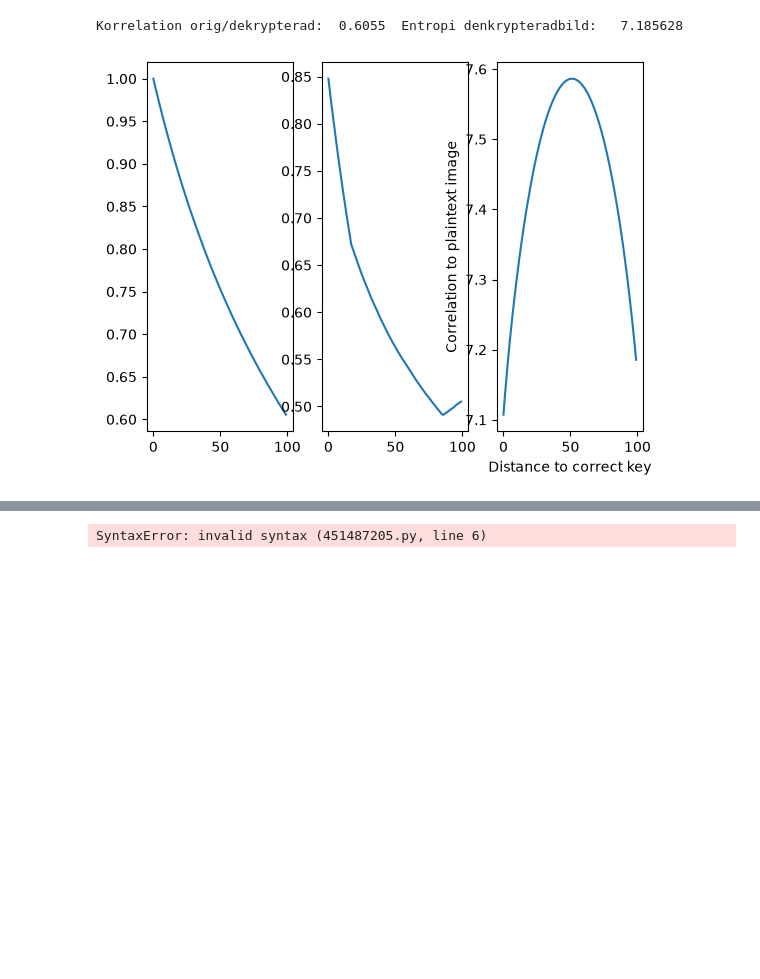
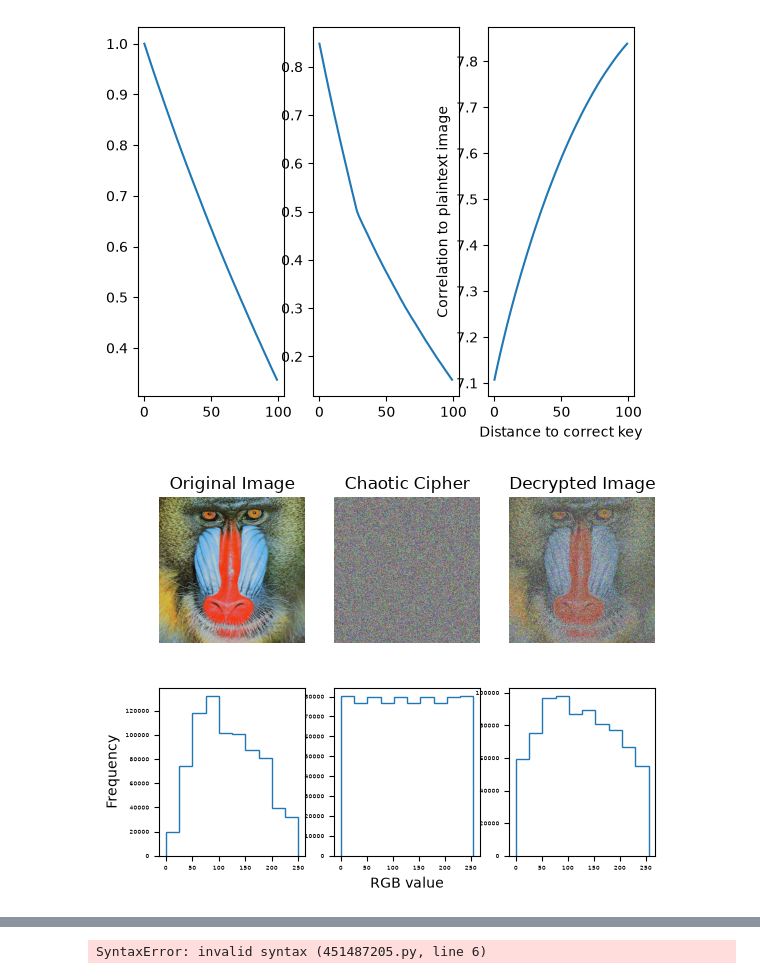
Before and after one commit to pizzamedsas/Kaos, a Jupyter notebook: Near-miss_notebook/cipher_analysis.ipynb, the cells around one changed output, grey strips where cells are left out. Cells and saved outputs as stored; diff of their text form; code cells hidden in the pictures; blank space fills up the shorter version.

Commit message:
lorenzDiffuse()

```diff
--- a/Near-miss_notebook/cipher_analysis.ipynb
+++ b/Near-miss_notebook/cipher_analysis.ipynb
@@ -41,9 +41,10 @@ for i in range(iterations):
 #     tmpnyckel[i, :] ^= 120 % 256  # Mindre nogrann större förändring
 
 # --- Dekryptering med rätt nycklar------------------------------------------------------------
-desubstituerad = np.bitwise_xor(krypterad.reshape(-1, 3), ratt_nycklar).reshape(
-    original.shape
-)
+# desubstituerad = np.bitwise_xor(krypterad.reshape(-1, 3), ratt_nycklar).reshape(
+#     original.shape
+# )
+desubstituerad = itm.inverseLorenzDiffuse(krypterad, ratt_nycklar)
 dekrypterad = itm.InverseArnoldCatMapTransform(desubstituerad, 10, 1, 1)
 # print(
 #      f"Korrelation orig/orig:  {korrelation(original, original):.4f}"
@@ -51,46 +52,43 @@ dekrypterad = itm.InverseArnoldCatMapTransform(desubstituerad, 10, 1, 1)
 # )
 
 # # --- Dekryptering med Near-Miss keys ------------------------------------------------------------
-nyckelKedja = np.empty((iterations, *original.shape))
+nyckelKedja = np.empty((iterations, *original.shape), dtype = np.uint8)
 korrarr = np.arange(iterations, dtype=float)
 entropiarr = np.arange(iterations, dtype=float)
 grannkorrarr = np.arange(iterations, dtype=float)
 for i in range(iterations):
-    desubstituerad = np.bitwise_xor(
-        krypterad.reshape(-1, 3), nearMissnycklar[i]
-    ).reshape(original.shape)
+    # desubstituerad = np.bitwise_xor(
+    #     krypterad.reshape(-1, 3), nearMissnycklar[i]
+    # ).reshape(original.shape)
+    desubstituerad = itm.inverseLorenzDiffuse(krypterad, nearMissnycklar[i])
     dekrypterad = itm.InverseArnoldCatMapTransform(desubstituerad, 10, 1, 1)
     nyckelKedja[i] = dekrypterad
     korrarr[i] = korrelation(original, dekrypterad)
     entropiarr[i] = entropi(dekrypterad)
     grannkorrarr[i] = grannkorrelation(dekrypterad).get('vertikalt')
 
     grannkorrelation(dekrypterad)
 
     # print(
     #     f"Korrelation orig/dekrypterad:  {korrelation(original, dekrypterad):.4f}"
     #     f"  Entropi enkrypteringbild:   {entropi(krypterad):.4f}"
     # )
 
-print(
-    f"Korrelation orig/dekrypterad:  {korrelation(original, dekrypterad):.4f}"
-    f"  Entropi denkrypteradbild:   {entropi(dekrypterad):4f}"
-)
 plt.subplot(1,3,1)
 plt.plot(np.arange(iterations), korrarr)
 
 plt.subplot(1,3,2)
 plt.plot(np.arange(iterations), grannkorrarr)
 
 plt.subplot(1,3,3)
 plt.plot(np.arange(iterations), entropiarr)
 plt.xlabel("Distance to correct key")
 plt.ylabel("Correlation to plaintext image")
 plt.show()
-#itm.plotImages(original, krypterad, nyckelKedja[-1])
+itm.plotImages(original, krypterad, nyckelKedja[-1])
 # %% [output]
-Korrelation orig/dekrypterad:  0.6055  Entropi denkrypteradbild:   7.185628
-[figure, old version]
+[figure, new version]
+[figure, added]
 # %%
 
 # itm.plotImages(original, krypterad, nyckelKedja[-1])
```
Also changed, not shown: parts of 2 cells of this notebook, 2 other files.
